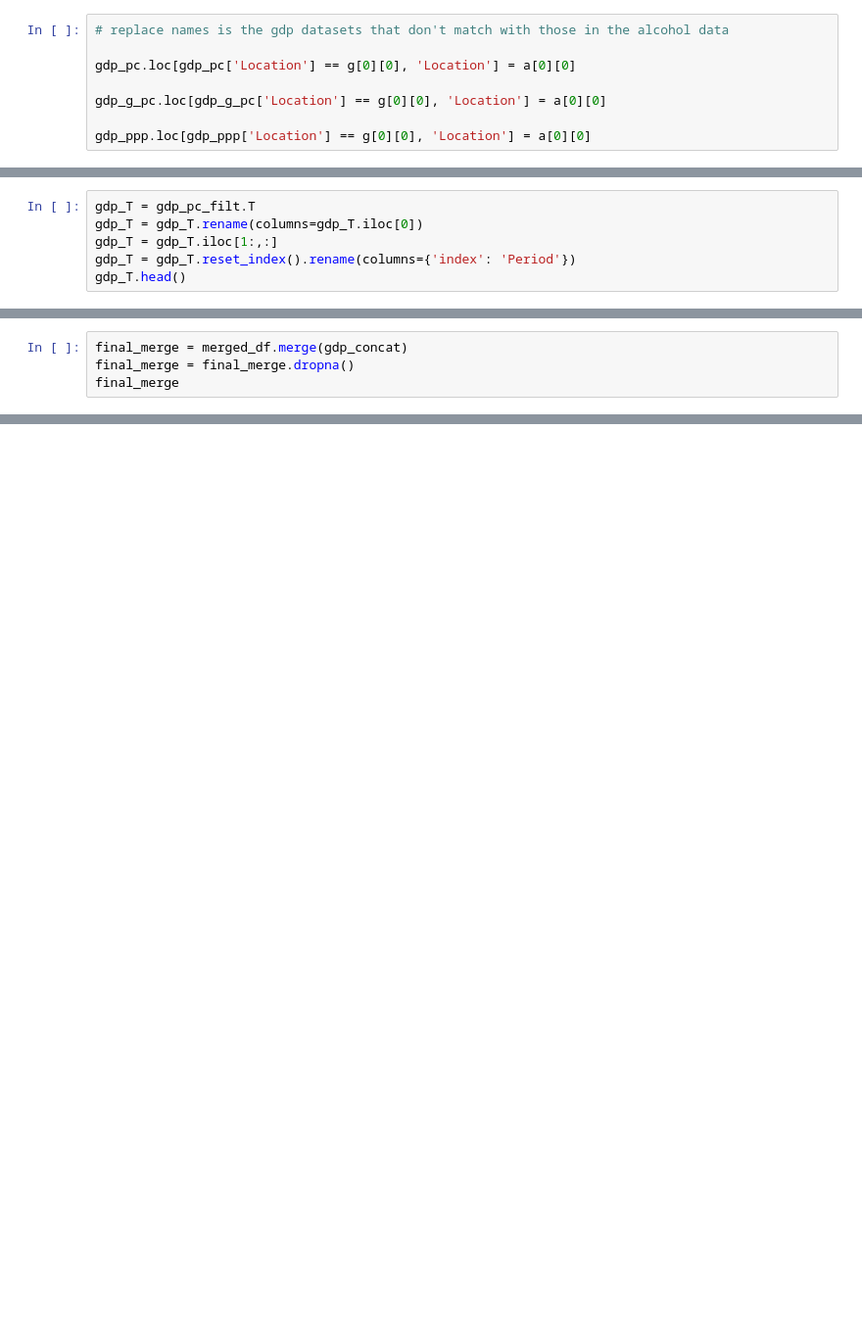
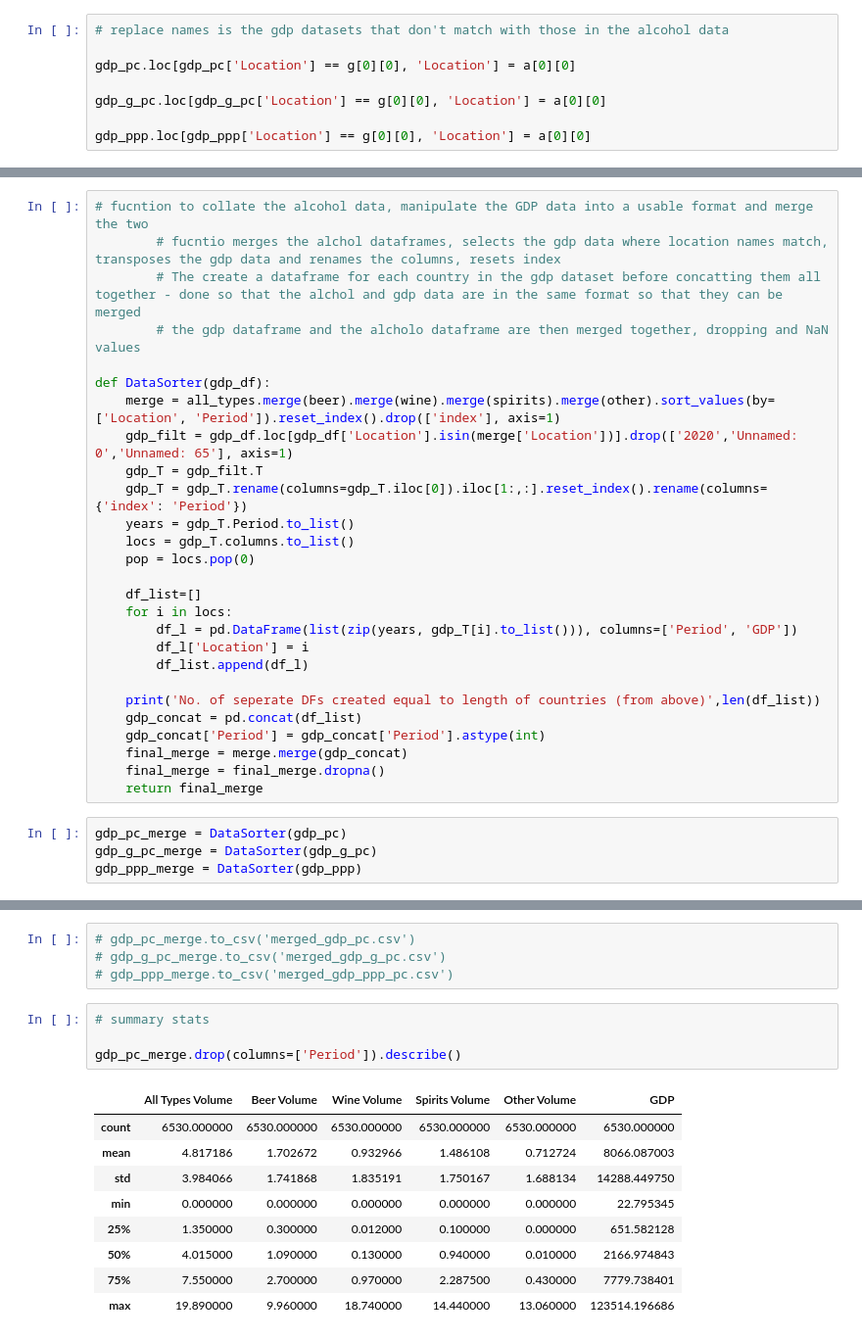
Before and after one commit to stuartbrown4/Big-Data-Assignment, a Jupyter notebook: Data-Handling-01.ipynb, the cells around one changed output, grey strips where cells are left out. Shown: that part at 98% size. Saved outputs shown, nothing was run; the diff lists cells and outputs as text; blank space fills up the shorter version.

```diff
--- a/Data-Handling-01.ipynb
+++ b/Data-Handling-01.ipynb
@@ -186,6 +190,0 @@ len(gdp_pc_filt['Location']), len(merged_df['Location'].drop_duplicates())
-# %%
-gdp_T = gdp_pc_filt.T
-gdp_T = gdp_T.rename(columns=gdp_T.iloc[0])
-gdp_T = gdp_T.iloc[1:,:]
-gdp_T = gdp_T.reset_index().rename(columns={'index': 'Period'})
-gdp_T.head()
@@ -209,4 +191,31 @@ gdp_concat
-# %%
-final_merge = merged_df.merge(gdp_concat)
-final_merge = final_merge.dropna()
-final_merge
+# %%
+# fucntion to collate the alcohol data, manipulate the GDP data into a usable format and merge the two
+        # fucntio merges the alchol dataframes, selects the gdp data where location names match, transposes the gdp data and renames the columns, resets index
+        # The create a dataframe for each country in the gdp dataset before concatting them all together - done so that the alchol and gdp data are in the same format so that they can be merged
+        # the gdp dataframe and the alcholo dataframe are then merged together, dropping and NaN values
+
+def DataSorter(gdp_df):
+    merge = all_types.merge(beer).merge(wine).merge(spirits).merge(other).sort_values(by=['Location', 'Period']).reset_index().drop(['index'], axis=1)
+    gdp_filt = gdp_df.loc[gdp_df['Location'].isin(merge['Location'])].drop(['2020','Unnamed: 0','Unnamed: 65'], axis=1)
+    gdp_T = gdp_filt.T
+    gdp_T = gdp_T.rename(columns=gdp_T.iloc[0]).iloc[1:,:].reset_index().rename(columns={'index': 'Period'})
+    years = gdp_T.Period.to_list()
+    locs = gdp_T.columns.to_list()
+    pop = locs.pop(0)
+
+    df_list=[]
+    for i in locs:
+        df_l = pd.DataFrame(list(zip(years, gdp_T[i].to_list())), columns=['Period', 'GDP'])
+        df_l['Location'] = i
+        df_list.append(df_l)
+
+    print('No. of seperate DFs created equal to length of countries (from above)',len(df_list))
+    gdp_concat = pd.concat(df_list)
+    gdp_concat['Period'] = gdp_concat['Period'].astype(int)
+    final_merge = merge.merge(gdp_concat)
+    final_merge = final_merge.dropna()
+    return final_merge
+# %%
+gdp_pc_merge = DataSorter(gdp_pc)
+gdp_g_pc_merge = DataSorter(gdp_g_pc)
+gdp_ppp_merge = DataSorter(gdp_ppp)
@@ -213 +226,19 @@ final_merge
+# %%
+# gdp_pc_merge.to_csv('merged_gdp_pc.csv')
+# gdp_g_pc_merge.to_csv('merged_gdp_g_pc.csv')
+# gdp_ppp_merge.to_csv('merged_gdp_ppp_pc.csv')
+# %%
+# summary stats
+
+gdp_pc_merge.drop(columns=['Period']).describe()
+# %% [output]
+|  | All Types Volume | Beer Volume | Wine Volume | Spirits Volume | Other Volume | GDP |
+| count | 6530.000000 | 6530.000000 | 6530.000000 | 6530.000000 | 6530.000000 | 6530.000000 |
+| mean | 4.817186 | 1.702672 | 0.932966 | 1.486108 | 0.712724 | 8066.087003 |
+| std | 3.984066 | 1.741868 | 1.835191 | 1.750167 | 1.688134 | 14288.449750 |
+| min | 0.000000 | 0.000000 | 0.000000 | 0.000000 | 0.000000 | 22.795345 |
+| 25% | 1.350000 | 0.300000 | 0.012000 | 0.100000 | 0.000000 | 651.582128 |
+| 50% | 4.015000 | 1.090000 | 0.130000 | 0.940000 | 0.010000 | 2166.974843 |
+| 75% | 7.550000 | 2.700000 | 0.970000 | 2.287500 | 0.430000 | 7779.738401 |
+| max | 19.890000 | 9.960000 | 18.740000 | 14.440000 | 13.060000 | 123514.196686 |
 # %%
```
Also changed, not shown: parts of 27 cells of this notebook.
